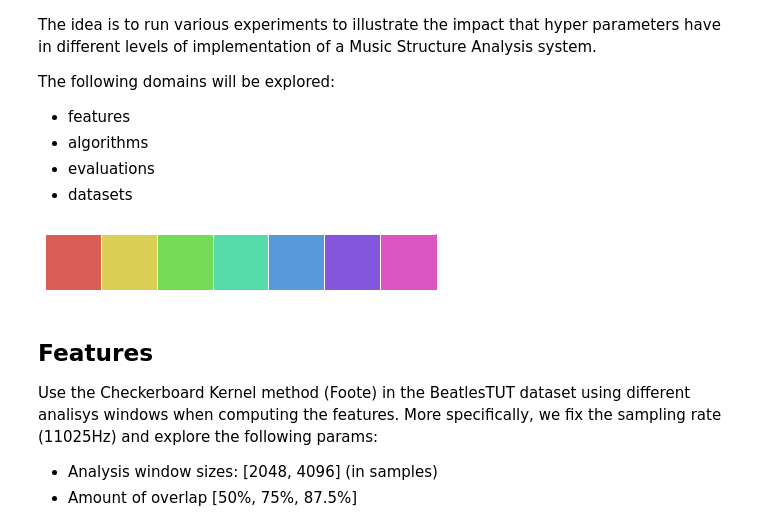
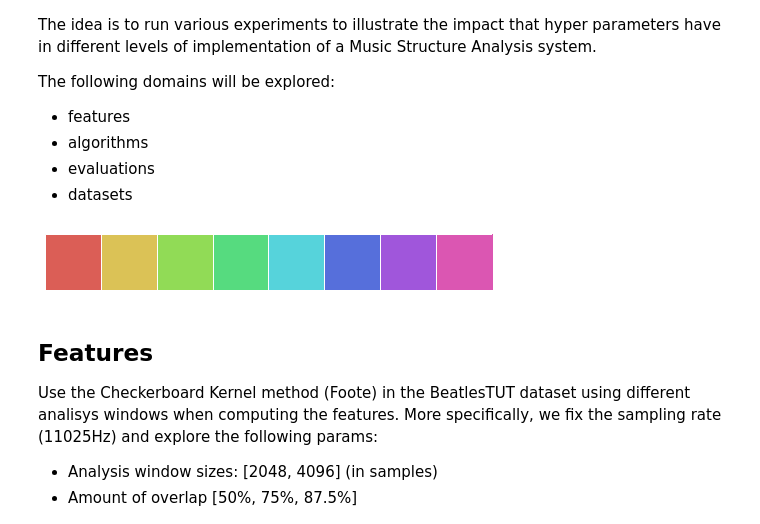
Before and after one commit to urinieto/msaf-experiments, a Jupyter notebook: notes/Experiments.ipynb, the cells around one changed output. Saved outputs shown, nothing was run; the diff lists cells and outputs as text; code cells hidden in the pictures.

Commit message:
Updating plot colors to be consistent across algorithms

```diff
--- a/notes/Experiments.ipynb
+++ b/notes/Experiments.ipynb
@@ -12,35 +12,37 @@ The following domains will be explored:
 import glob
 import matplotlib.pyplot as plt
 import numpy as np
 import os
 import pandas as pd
 import scipy
 import seaborn as sns
 from scipy.stats import friedmanchisquare
 
 from statsmodels.stats.multicomp import (pairwise_tukeyhsd,
                                          MultiComparison)
 from statsmodels.formula.api import ols
 from statsmodels.graphics.api import interaction_plot, abline_plot
 from statsmodels.stats.anova import anova_lm
 
 import msaf
 
 # Plotting settings
 %matplotlib inline
 sns.set_style("dark")
 sns.set_style("darkgrid", {'legend.frameon': True})
 
 # Colors
 colors_bounds = sns.color_palette("hls", 7)
 colors_labels = sns.color_palette("deep", 5)
-sns.palplot(sns.color_palette("hls", 7))
+colors_all = sns.color_palette("hls", 8)
+sns.palplot(sns.color_palette("hls", 8))
 
 colors = ['b', 'g', 'r', 'm', 'k', 'c', 'y']
 markers = ['D', '^', '*', 'd', 'o', '.', '_']
 markers_labels = ['D', '^', '*', 'd', '.']
+markers_all = ['D', '^', '*', 'd', 'o', '.', '_', 'v']
 # %% [output]
-[figure, old version]
+[figure, new version]
 # %% [markdown]
 ## Features ##
 
```
Also changed, not shown: parts of 6 cells of this notebook, 6 other files.
